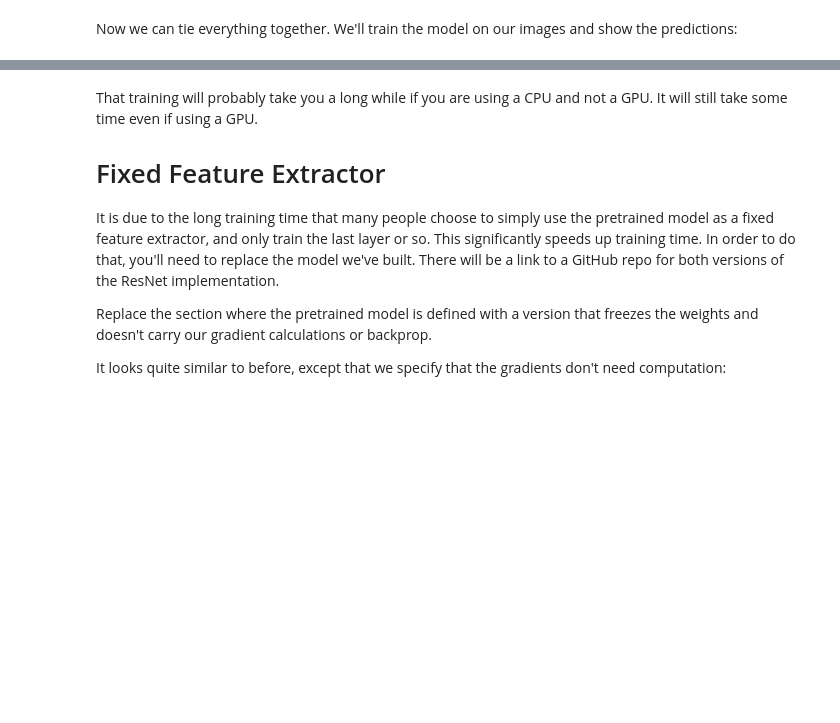
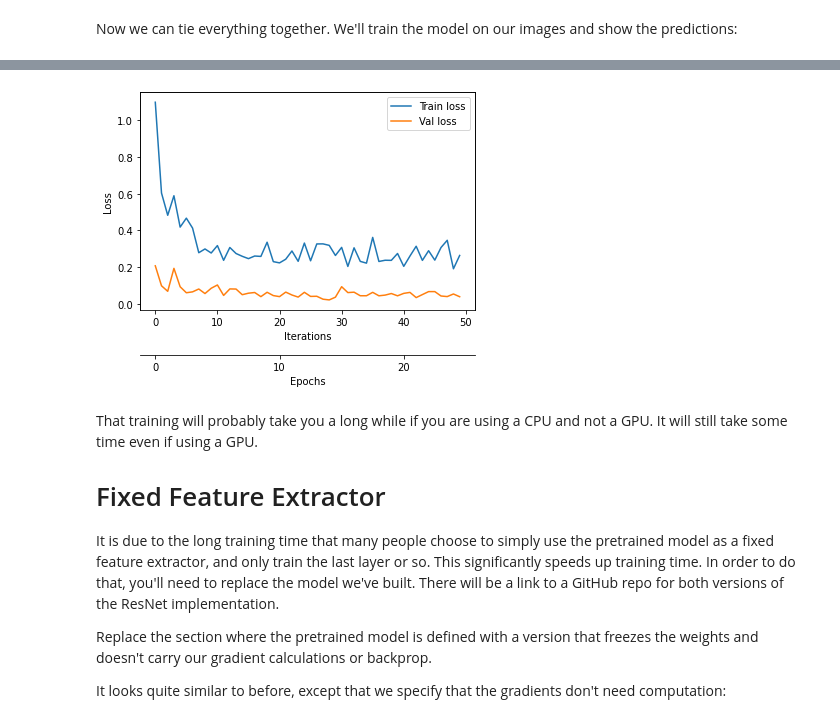
Before and after one commit to fabiovieirademoura/rede-neurais-auto, a Jupyter notebook: fabio_moura_rede_neurais_automoveis.ipynb, the cells around one changed output, grey strips where cells are left out. Saved outputs shown, nothing was run; the diff lists cells and outputs as text; code cells hidden in the pictures; blank space fills up the shorter version.

```diff
--- a/fabio_moura_rede_neurais_automoveis.ipynb
+++ b/fabio_moura_rede_neurais_automoveis.ipynb
@@ -475,0 +485,28 @@ Best val Acc: 0.975000
+# %%
+ax1 = plt.subplot(1, 1, 1)
+ax1.plot(range(len(train_costs)), train_costs, label='Train loss')
+ax1.plot(range(len(val_costs)), val_costs, label='Val loss')
+
+ax1.set_xlabel('Iterations')
+ax1.set_ylabel('Loss')
+ax1.legend()
+
+###################
+# Set scond x-axis
+ax2 = ax1.twiny()
+newlabel = list(range(NUM_EPOCHS+1))
+iter_per_epoch = len(dataloaders)
+newpos = [e*iter_per_epoch for e in newlabel]
+
+ax2.set_xticklabels(newlabel[::10])
+ax2.set_xticks(newpos[::10])
+
+ax2.xaxis.set_ticks_position('bottom')
+ax2.xaxis.set_label_position('bottom')
+ax2.spines['bottom'].set_position(('outward', 45))
+ax2.set_xlabel('Epochs')
+ax2.set_xlim(ax1.get_xlim())
+
+plt.show()
+# %% [output]
+[figure, added]
```
Also changed, not shown: parts of 11 cells of this notebook, 2 other files.
